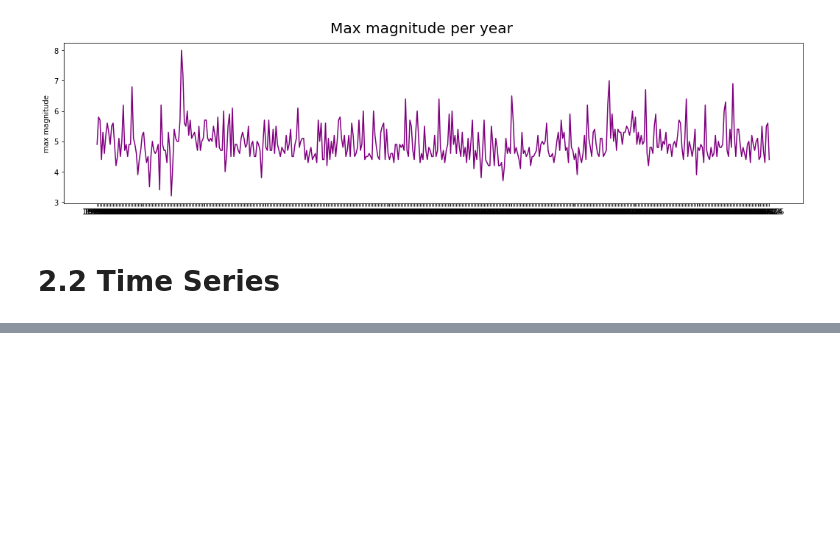
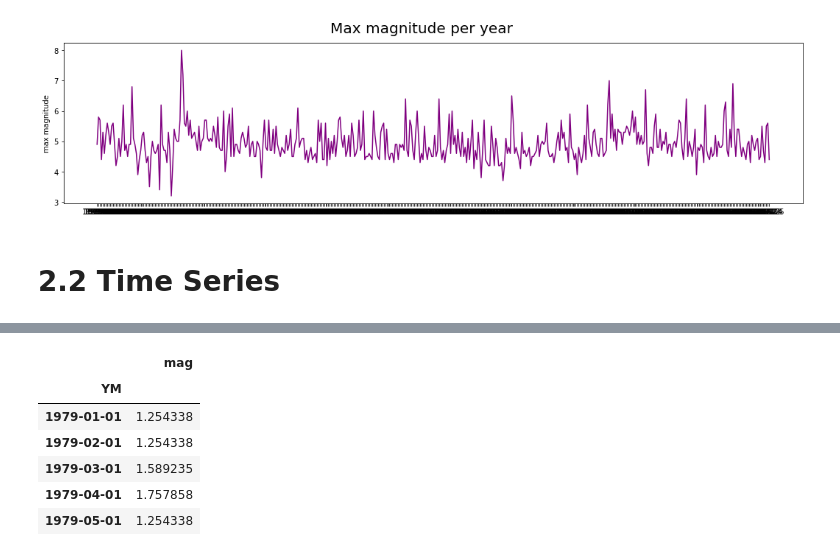
Before and after one commit to HitosVilla/TFM_Earthquake_Prediction, a Jupyter notebook: TFM_1_Data.ipynb, the cells around one changed output, grey strips where cells are left out. Cells and saved outputs as stored; diff of their text form; code cells hidden in the pictures; blank space fills up the shorter version.

```diff
--- a/TFM_1_Data.ipynb
+++ b/TFM_1_Data.ipynb
@@ -258,9 +287,17 @@ dfTiSe.head()
 # %%
 def log_positivo(x):
     if x>0:
         return np.log(x)
     else:
         return 0
-ts_log = dfTiSe.applymap(log_positivo)
+ts_log = full_time_series.applymap(log_positivo)
 ts_log.head()
+# %% [output]
+|  | mag |
+| YM |  |
+| 1979-01-01 | 1.254338 |
+| 1979-02-01 | 1.254338 |
+| 1979-03-01 | 1.589235 |
+| 1979-04-01 | 1.757858 |
+| 1979-05-01 | 1.254338 |
 # %%
```
Also changed, not shown: parts of 15 cells of this notebook.
